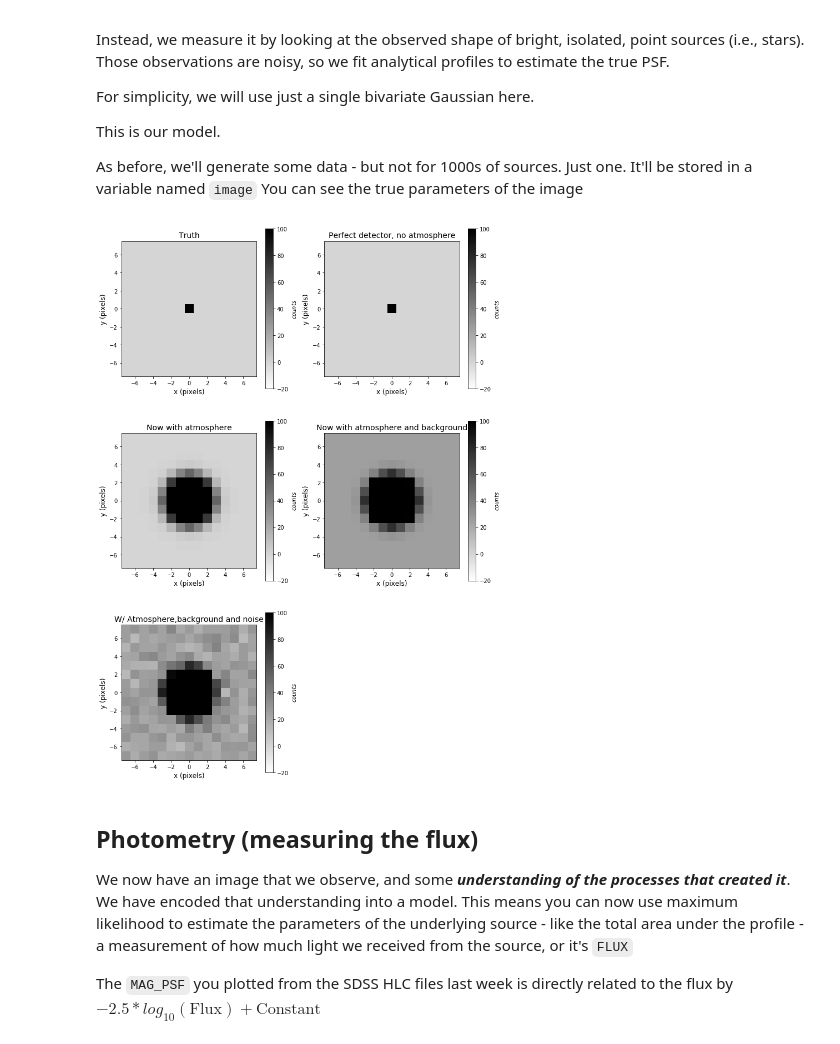
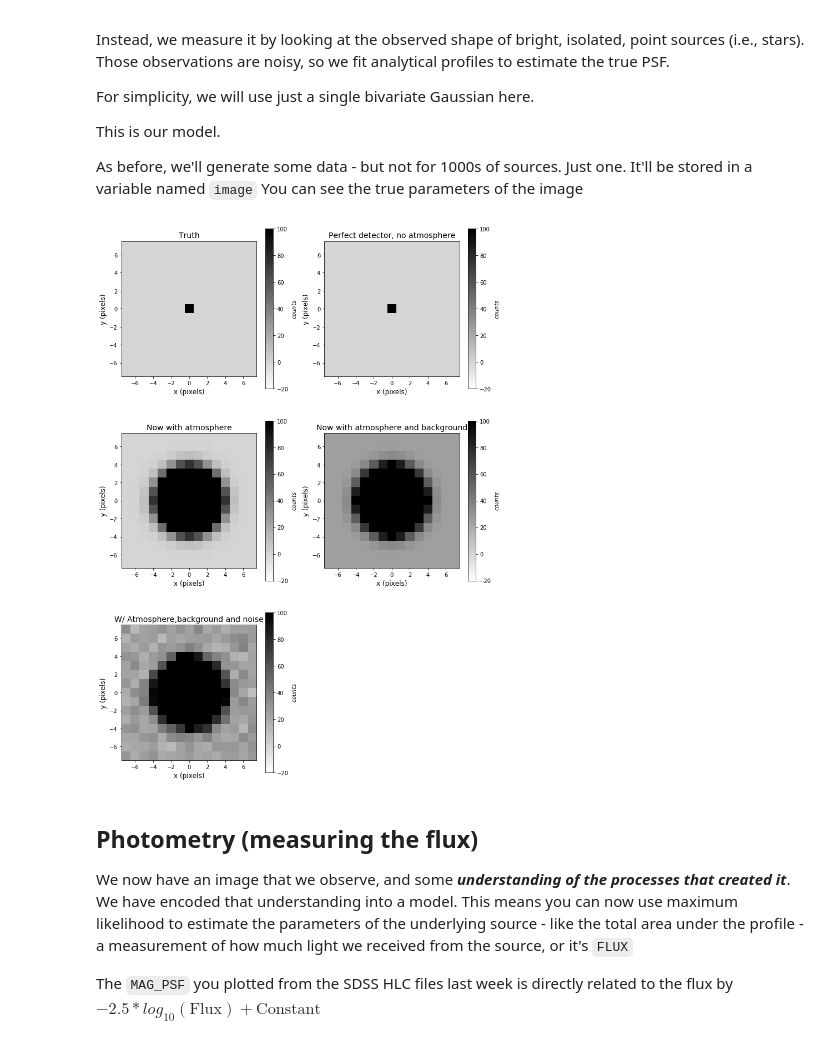
Before and after one commit to gnarayan/ast596_2020_Spring, a Jupyter notebook: homework/JenniferLi/homework02.ipynb, the cells around one changed output. Cells and saved outputs as stored; diff of their text form; code cells hidden in the pictures.

```diff
--- a/homework/JenniferLi/homework02.ipynb
+++ b/homework/JenniferLi/homework02.ipynb
@@ -145,37 +145,37 @@ def makePSF(shape, x0, y0, sigmaPSF):
     yy = np.arange(shape[1]) - shape[1]/2.+0.5
 
     r = np.sqrt((xx[:, None]-x0)**2 + (yy[None, :]-y0)**2)
-    psf = np.exp(-r**2./2./sigmaPSF) / (2*math.pi*sigmaPSF)
+    psf = np.exp(-r**2./2./(sigmaPSF**2.)) / (np.sqrt(2.*math.pi)*sigmaPSF)
     return psf
 
 fig = plt.figure(figsize=(12,18))
 
 # uniform flux
 image = np.zeros((xdim, ydim))
 image[7,7] = Atrue
 plotCutout(image, loc=321, fig=fig, title="Truth")
 
 # random Poisson process
 image = np.zeros((xdim, ydim))
 image[7,7] = np.random.poisson(Atrue)
 plotCutout(image, loc=322, fig=fig, title="Perfect detector, no atmosphere")
 
 # PSF
 image = np.zeros((xdim, ydim))
 image = Atrue * makePSF(image.shape, 0, 0, sigmaPSF)
 plotCutout(image, loc=323, fig=fig, title="Now with atmosphere")
 
 # PSF with background
 image += skyBg
 plotCutout(image, loc=324, fig=fig, title="Now with atmosphere and background")
 
 # PSF with background and noise
 image = np.random.poisson(image)
 plotCutout(image, loc=325, fig=fig, title="W/ Atmosphere,background and noise")
 
 simulatedImage = image
 # %% [output]
-[figure, old version]
+[figure, new version]
 # %% [markdown]
 ## Photometry (measuring the flux)
 
```
